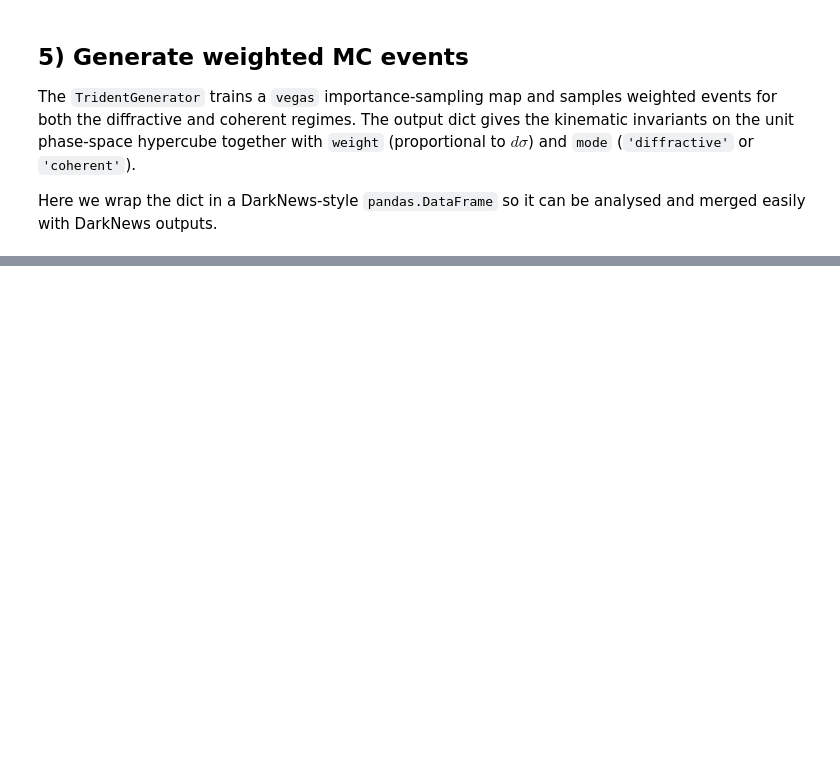
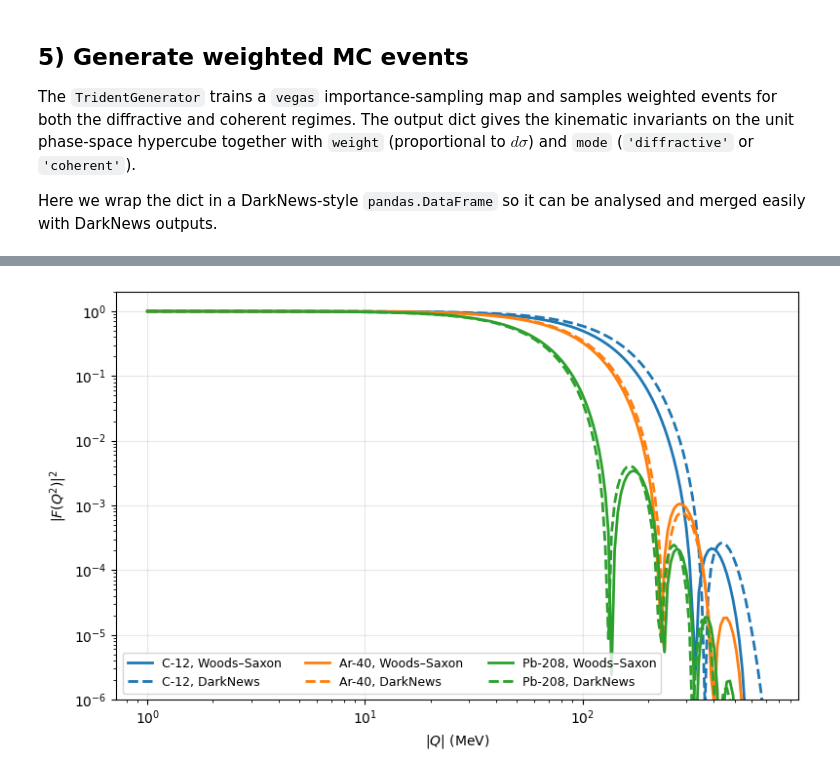
Before and after one commit to mhostert/neptune, a Jupyter notebook: examples/Example_1_trident_events.ipynb, the cells around one changed output, grey strips where cells are left out. Cells and saved outputs as stored; diff of their text form; code cells hidden in the pictures; blank space fills up the shorter version.

```diff
--- a/examples/Example_1_trident_events.ipynb
+++ b/examples/Example_1_trident_events.ipynb
@@ -202,0 +204,19 @@ proc_full = nep.TridentProcess(model, Z=18, A=40, Enu=10.0, use_epa=False)
+# %%
+# Compare F(Q^2) for the two parametrisations on three nuclei
+Q2_grid = np.geomspace(1e-6, 5e-1, 200)   # GeV^2
+Q_grid_MeV = np.sqrt(Q2_grid) * 1e3
+
+fig, ax = plt.subplots(figsize=(8, 5))
+for name, Z, A, color in [('C-12', 6, 12, 'C0'), ('Ar-40', 18, 40, 'C1'), ('Pb-208', 82, 208, 'C2')]:
+    F_ws = nep.get_form_factor('woods-saxon', Z=Z, A=A)
+    F_dn = nep.get_form_factor('darknews',    Z=Z, A=A)
+    ax.plot(Q_grid_MeV, F_ws(Q2_grid)**2, color=color, lw=2, label=f'{name}, Woods–Saxon')
+    ax.plot(Q_grid_MeV, F_dn(Q2_grid)**2, color=color, lw=2, ls='--', label=f'{name}, DarkNews')
+ax.set_xscale('log'); ax.set_yscale('log')
+ax.set_xlabel(r'$|Q|$ (MeV)')
+ax.set_ylabel(r'$|F(Q^2)|^2$')
+ax.set_ylim(1e-6, 2)
+ax.legend(ncol=3, fontsize=9, loc='lower left'); ax.grid(alpha=0.3)
+plt.tight_layout()
+# %% [output]
+[figure, added]
```
Also changed, not shown: parts of 15 cells of this notebook, 55 other files.
